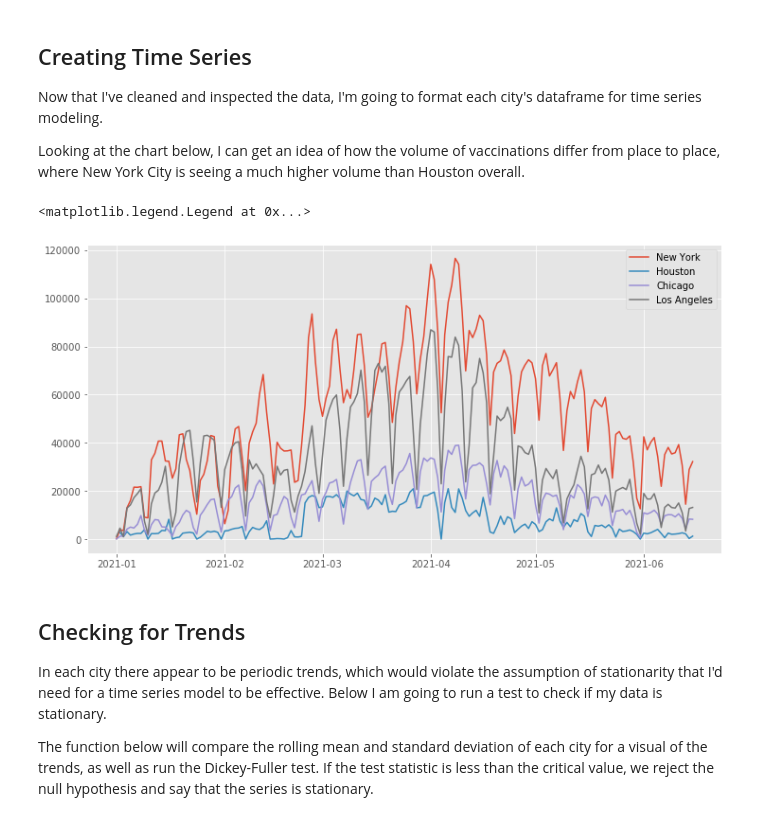
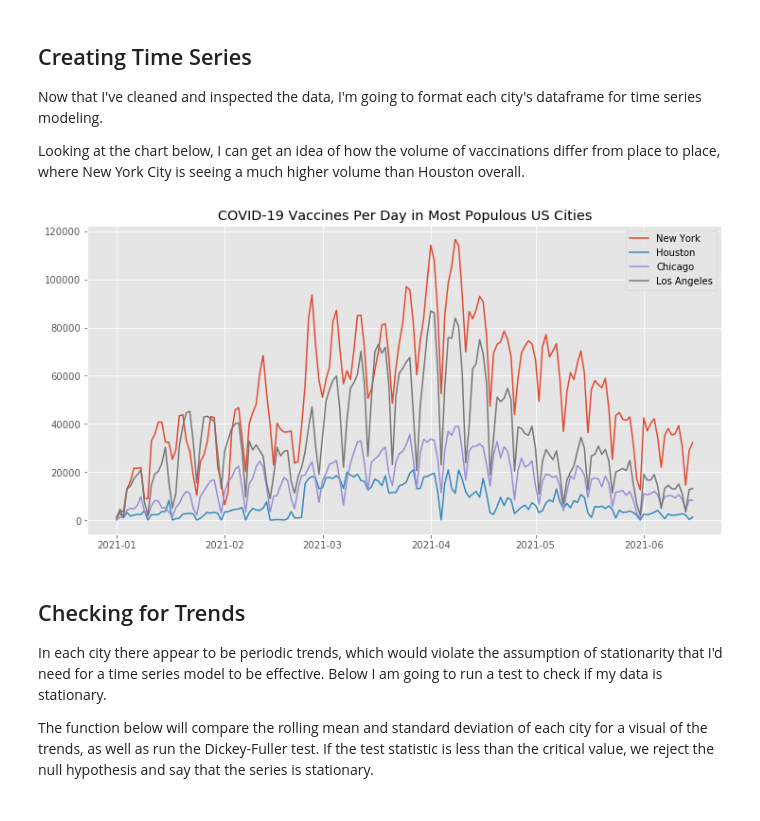
Before and after one commit to christisarv/2021-covid-vaccine-analysis, a Jupyter notebook: Vaccinantion Records Analysis.ipynb, the cells around one changed output. Cells and saved outputs as stored; diff of their text form; code cells hidden in the pictures.

```diff
--- a/Vaccinantion Records Analysis.ipynb
+++ b/Vaccinantion Records Analysis.ipynb
@@ -131,13 +131,14 @@ hou_ts = hou_ts.dropna()
 # %%
 fig = plt.figure(figsize=(12,6))
 plt.plot(nyc_ts, label='New York')
 plt.plot(hou_ts, label='Houston')
 plt.plot(chi_ts, label='Chicago')
 plt.plot(la_ts, label='Los Angeles')
+plt.title("COVID-19 Vaccines Per Day in Most Populous US Cities")
 plt.legend()
+# plt.savefig('Images/vaccines_per_day.png')
 # %% [output]
-<matplotlib.legend.Legend at 0x...>
-[figure, old version]
+[figure, new version]
 # %% [markdown]
 ## Checking for Trends
 
```
Also changed, not shown: parts of 12 cells of this notebook, 8 other files.
